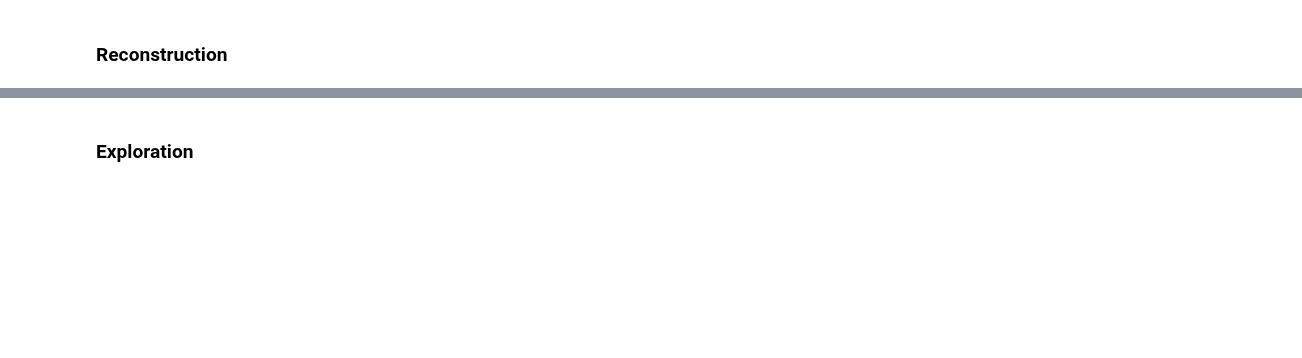
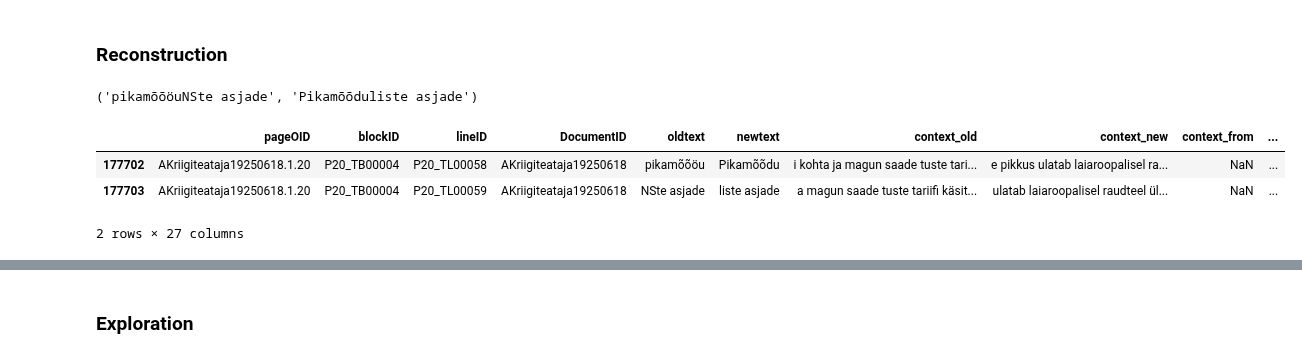
Before and after one commit to RaRa-digiLab/ocr-parandused, a Jupyter notebook: training_data.ipynb, the cells around one changed output, grey strips where cells are left out. Cells and saved outputs as stored; diff of their text form; code cells hidden in the pictures; blank space fills up the shorter version.

```diff
--- a/training_data.ipynb
+++ b/training_data.ipynb
@@ -117,7 +117,7 @@ def block_samples(blockIDunique, n=10, samples_from="text"):
         columns = ["context_old", "context_new"]
     return block.sample(min(n, len(block)))[columns].values
 # %%
-for ID in blocks.sort_values(by="blocksize", ascending=False).index[0:10]:
-    print("\n", ID, "\t\t\t", blocks.loc[ID, "blocksize"])
-    print(block_samples(ID, 1, "text"))
-    print(df.loc[df["blockIDunique"] == ID, "context_from"].unique())
+# for ID in blocks.sort_values(by="blocksize", ascending=False).index[:10]:
+#     print("\n", ID, "\t\t\t", blocks.loc[ID, "blocksize"])
+#     print(block_samples(ID, 1, "text"))
+#     print(df.loc[df["blockIDunique"] == ID, "context_from"].unique())
@@ -188,3 +184,14 @@ def get_article_span(ID):
         return (span_reconstructed, span_existing)
     elif context_from == "old":
         return (span_existing, span_reconstructed)
+# %%
+get_article_span(ID)
+# %% [output]
+('pikamõõöuNSte asjade', 'Pikamõõduliste asjade')
+# %%
+df.loc[df.blockIDunique == ID]
+# %% [output]
+|  | pageOID | blockID | lineID | DocumentID | oldtext | newtext | context_old | context_new | context_from | ... |
+| 177702 | AKriigiteataja19250618.1.20 | P20_TB00004 | P20_TL00058 | AKriigiteataja19250618 | pikamõõöu | Pikamõõdu | i kohta ja magun saade tuste tari... | e pikkus ulatab laiaroopalisel ra... | NaN | ... |
+| 177703 | AKriigiteataja19250618.1.20 | P20_TB00004 | P20_TL00059 | AKriigiteataja19250618 | NSte asjade | liste asjade | a magun saade tuste tariifi käsit... | ulatab laiaroopalisel raudteel ül... | NaN | ... |
+2 rows × 27 columns
```
Also changed, not shown: parts of 42 cells of this notebook, 3 other files.
